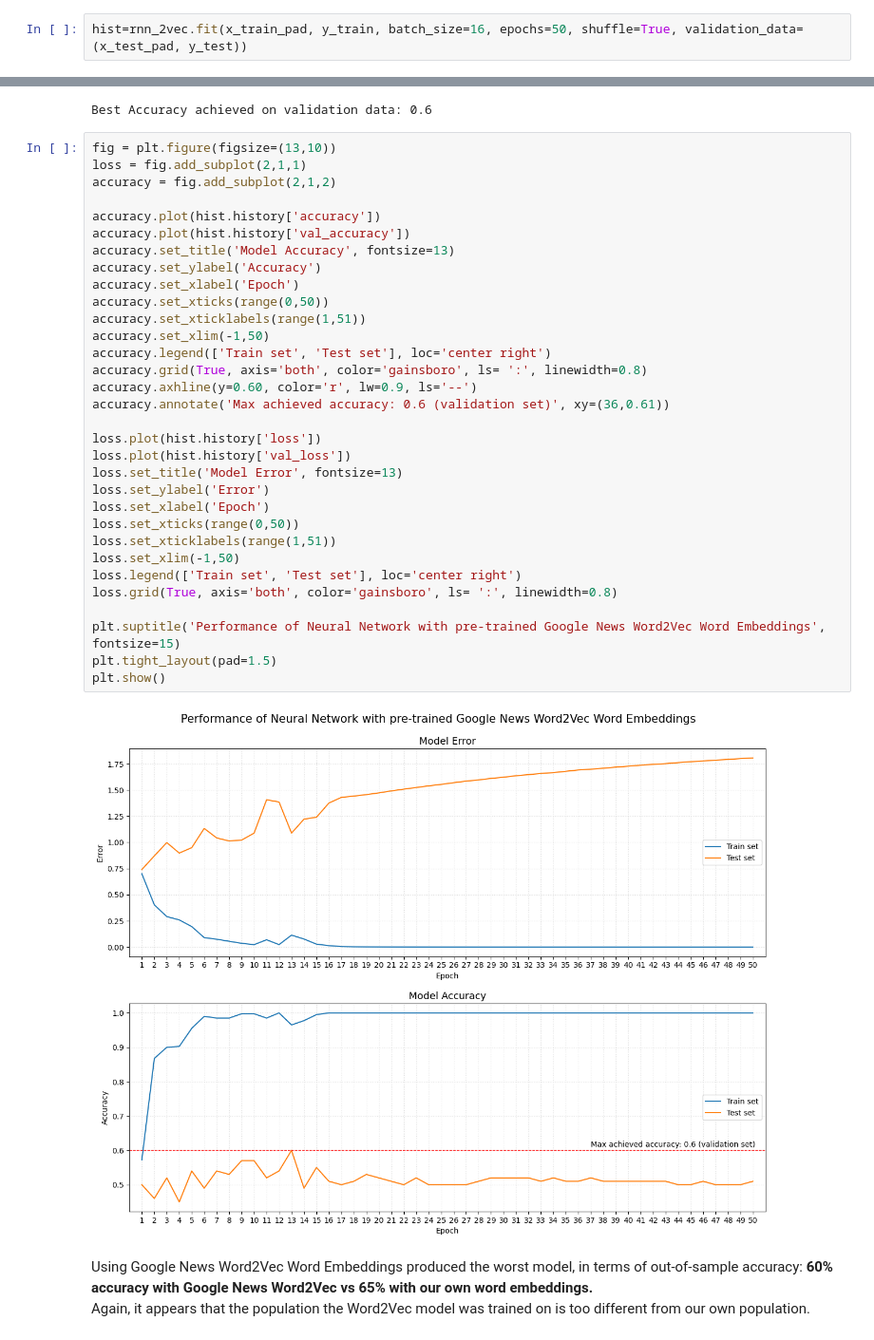
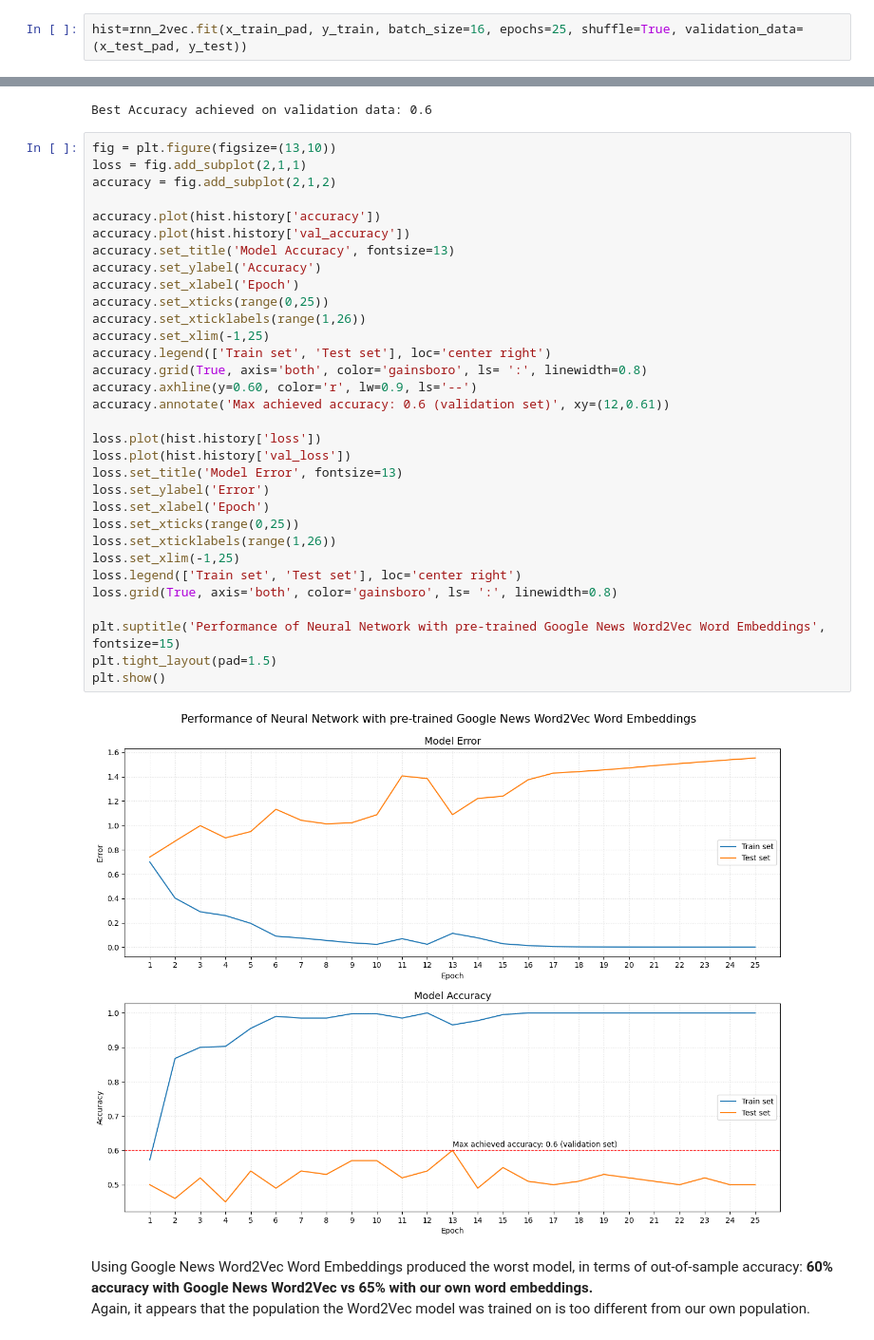
Before and after one commit to SebastianoDenegri/Targeted_Suicide_Intervention, a Jupyter notebook: Reddit_Users_Classification_part_4.ipynb, the cells around one changed output, grey strips where cells are left out. Shown at 95% size. Drawn from its saved outputs; the diff is of its cells as text.

```diff
--- a/Reddit_Users_Classification_part_4.ipynb
+++ b/Reddit_Users_Classification_part_4.ipynb
@@ -113,4 +113,4 @@ I'll now train this 3rd model using the same **Mini Batch Gradient Descent** str
 - data shuffle: yes
 # %%
-hist=rnn_2vec.fit(x_train_pad, y_train, batch_size=16, epochs=50, shuffle=True, validation_data=(x_test_pad, y_test))
+hist=rnn_2vec.fit(x_train_pad, y_train, batch_size=16, epochs=25, shuffle=True, validation_data=(x_test_pad, y_test))
 # %% [output]
@@ -138,37 +138,37 @@ Best Accuracy achieved on validation data: 0.6
 # %%
 fig = plt.figure(figsize=(13,10))
 loss = fig.add_subplot(2,1,1)
 accuracy = fig.add_subplot(2,1,2)
 
 accuracy.plot(hist.history['accuracy'])
 accuracy.plot(hist.history['val_accuracy'])
 accuracy.set_title('Model Accuracy', fontsize=13)
 accuracy.set_ylabel('Accuracy')
 accuracy.set_xlabel('Epoch')
-accuracy.set_xticks(range(0,50))
-accuracy.set_xticklabels(range(1,51))
-accuracy.set_xlim(-1,50)
+accuracy.set_xticks(range(0,25))
+accuracy.set_xticklabels(range(1,26))
+accuracy.set_xlim(-1,25)
 accuracy.legend(['Train set', 'Test set'], loc='center right')
 accuracy.grid(True, axis='both', color='gainsboro', ls= ':', linewidth=0.8)
 accuracy.axhline(y=0.60, color='r', lw=0.9, ls='--')
-accuracy.annotate('Max achieved accuracy: 0.6 (validation set)', xy=(36,0.61))
+accuracy.annotate('Max achieved accuracy: 0.6 (validation set)', xy=(12,0.61))
 
 loss.plot(hist.history['loss'])
 loss.plot(hist.history['val_loss'])
 loss.set_title('Model Error', fontsize=13)
 loss.set_ylabel('Error')
 loss.set_xlabel('Epoch')
-loss.set_xticks(range(0,50))
-loss.set_xticklabels(range(1,51))
-loss.set_xlim(-1,50)
+loss.set_xticks(range(0,25))
+loss.set_xticklabels(range(1,26))
+loss.set_xlim(-1,25)
 loss.legend(['Train set', 'Test set'], loc='center right')
 loss.grid(True, axis='both', color='gainsboro', ls= ':', linewidth=0.8)
 
 plt.suptitle('Performance of Neural Network with pre-trained Google News Word2Vec Word Embeddings', fontsize=15)
 plt.tight_layout(pad=1.5)
 plt.show()
 # %% [output]
-[figure, old version]
+[figure, new version]
 # %% [markdown]
 Using Google News Word2Vec Word Embeddings produced the worst model, in terms of out-of-sample accuracy: **60% accuracy with Google News Word2Vec vs 65% with our own word embeddings.**
 Again, it appears that the population the Word2Vec model was trained on is too different from our own population.
```
Also changed, not shown: parts of 4 cells of this notebook, 3 other files.
